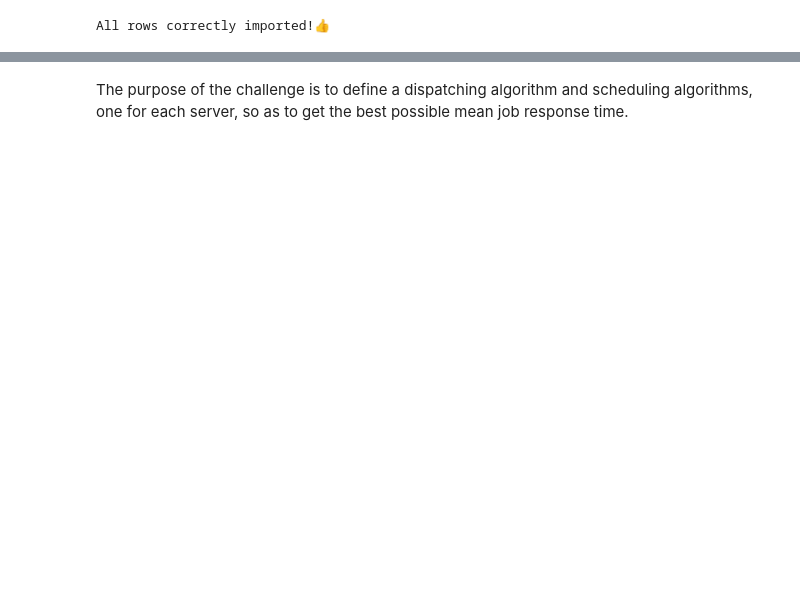
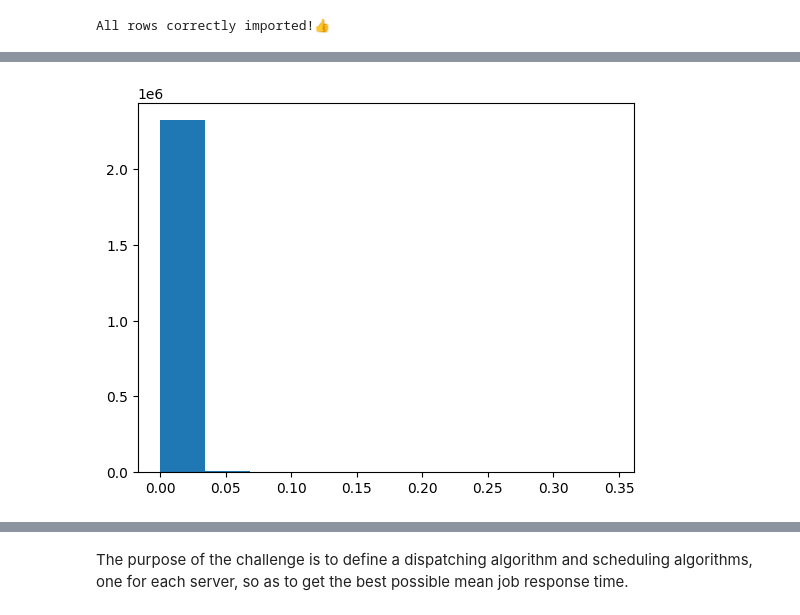
Before and after one commit to Matteo-Candi/Data_Center, a Jupyter notebook: Hw_2/main.ipynb, the cells around one changed output, grey strips where cells are left out. Cells and saved outputs as stored; diff of their text form; code cells hidden in the pictures; blank space fills up the shorter version.

```diff
--- a/Hw_2/main.ipynb
+++ b/Hw_2/main.ipynb
@@ -21,0 +62,4 @@ All rows correctly imported!👍
+# %%
+plt.hist(np.log(data.M+1));
+# %% [output]
+[figure, added]
```
Also changed, not shown: parts of 32 cells of this notebook, 1 other file.
